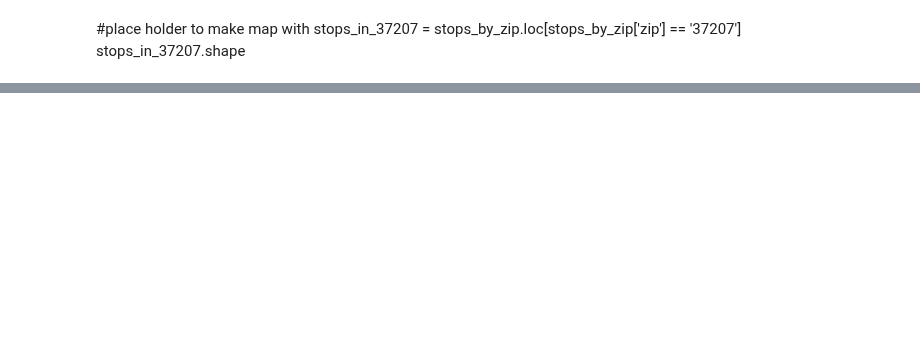
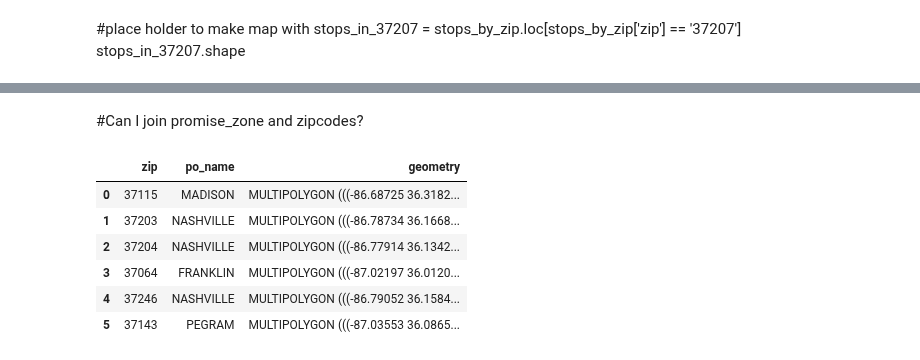
Before and after one commit to Quezadajl/nashville-scooters-project, a Jupyter notebook: notebooks/july_scooter.ipynb, the cells around one changed output, grey strips where cells are left out. Cells and saved outputs as stored; diff of their text form; code cells hidden in the pictures; blank space fills up the shorter version.

```diff
--- a/notebooks/july_scooter.ipynb
+++ b/notebooks/july_scooter.ipynb
@@ -254,0 +229,2 @@ promise_zone_zip
+# %% [markdown]
+#Can I join promise_zone and zipcodes?
@@ -254,0 +235,10 @@ promise_zone_zip
+# %%
+promise_zone_zip.head(6)
+# %% [output]
+|  | zip | po_name | geometry |
+| 0 | 37115 | MADISON | MULTIPOLYGON (((-86.68725 36.3182... |
+| 1 | 37203 | NASHVILLE | MULTIPOLYGON (((-86.78734 36.1668... |
+| 2 | 37204 | NASHVILLE | MULTIPOLYGON (((-86.77914 36.1342... |
+| 3 | 37064 | FRANKLIN | MULTIPOLYGON (((-87.02197 36.0120... |
+| 4 | 37246 | NASHVILLE | MULTIPOLYGON (((-86.79052 36.1584... |
+| 5 | 37143 | PEGRAM | MULTIPOLYGON (((-87.03553 36.0865... |
```
Also changed, not shown: parts of 21 cells of this notebook.
